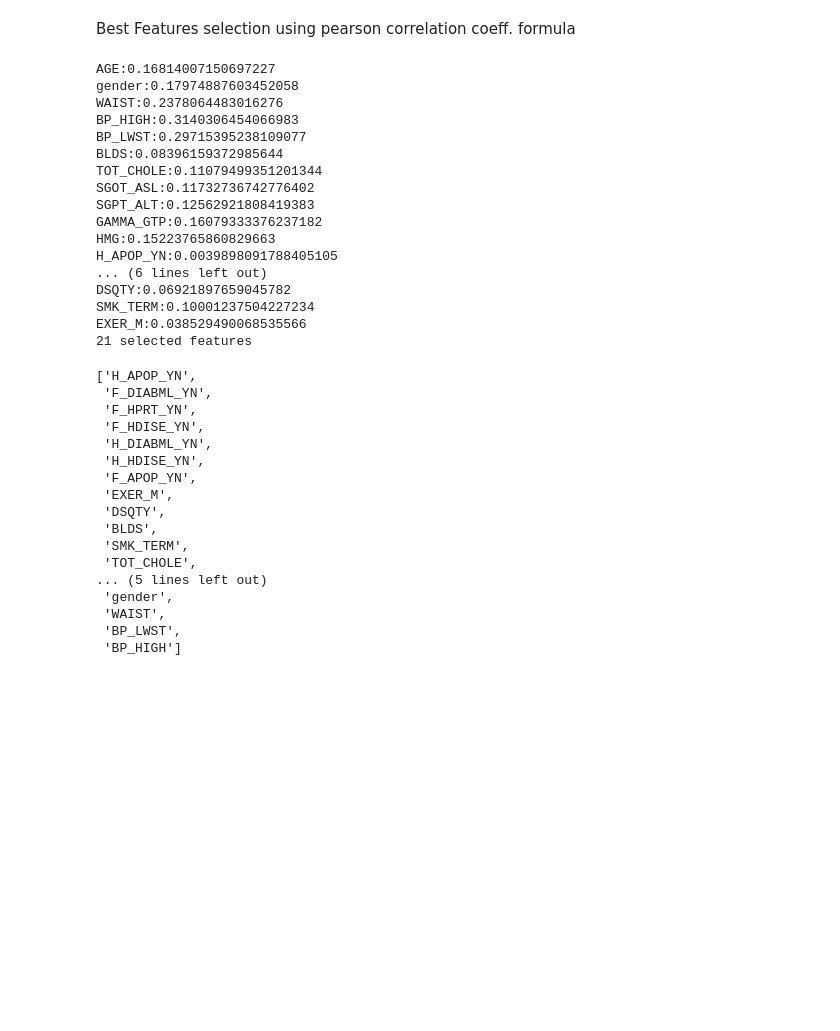
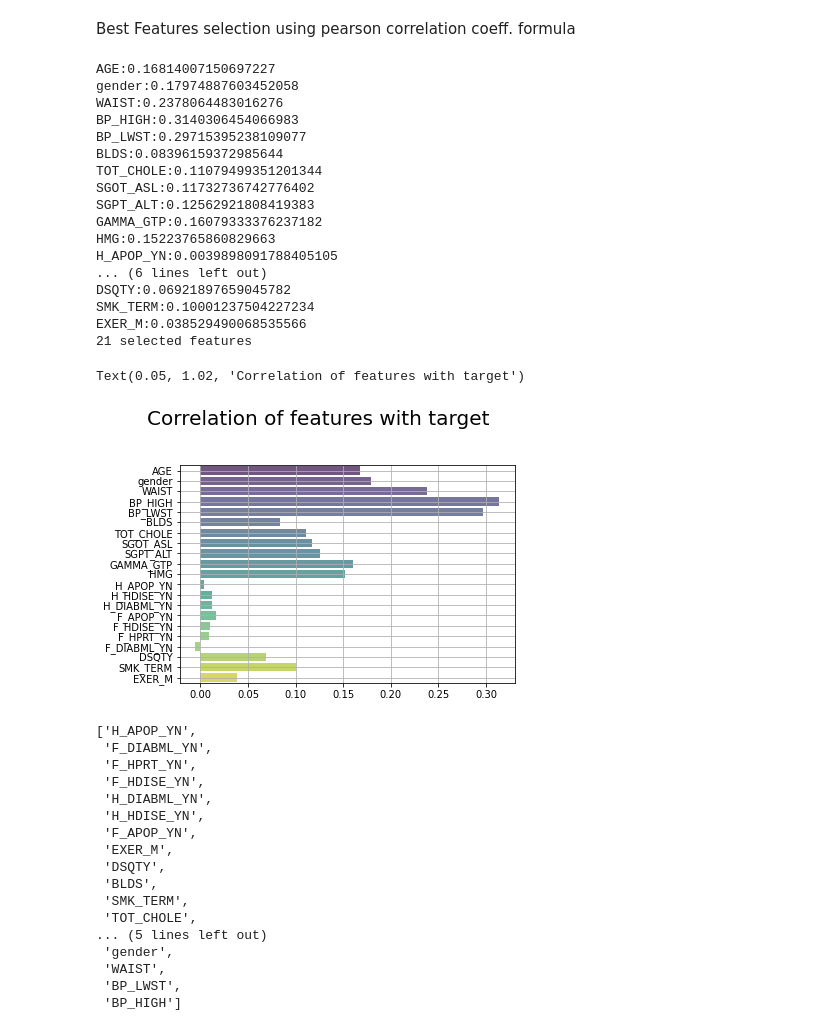
Before and after one commit to istiaqahmedfahim/restart_2022, a Jupyter notebook: Stacking.ipynb, the cells around one changed output. Saved outputs shown, nothing was run; the diff lists cells and outputs as text; code cells hidden in the pictures; blank space fills up the shorter version.

```diff
--- a/Stacking.ipynb
+++ b/Stacking.ipynb
@@ -337,35 +360,46 @@ def cor_selector(X_train, y_train,num_feats):
     for i in X_train.columns.tolist():
         cor = np.corrcoef(X_train[i], y_train)[0, 1]
         cor_list.append(cor)
     # replace NaN with 0
     cor_list = [0 if np.isnan(i) else i for i in cor_list]
     for i in range(len(feature_name)):
         print(feature_name[i]+":"+str(cor_list[i]))
     # feature name
     cor_feature = X_train.iloc[:,np.argsort(np.abs(cor_list))[-num_feats:]].columns.tolist()
     # feature selection? 0 for not select, 1 for select
     cor_support = [True if i in cor_feature else False for i in feature_name]
-    return cor_support, cor_feature
-cor_support, cor_feature = cor_selector(X_train, y_train,num_feats)
+    return cor_support, cor_feature,cor_list
+cor_support, cor_feature ,cor_list = cor_selector(X_train, y_train,num_feats)
 print(str(len(cor_feature)), 'selected features')
+
+ax = sns.barplot(x=cor_list, y=feature_name,palette='viridis', alpha=0.75)
+ax.grid()
+#ax.set_title("Correlation of numerical features with Target", fontsize=20, y=1.05)
+
+title =  'Correlation of features with target'
+
+plt.gcf().text(0.05, 1.02, title, fontsize=20)
+#plt.gcf().text(0.05, 0.9, sub_title, fontsize=14)
 # %% [output]
 AGE:0.16814007150697227
 gender:0.17974887603452058
 WAIST:0.2378064483016276
 BP_HIGH:0.3140306454066983
 BP_LWST:0.29715395238109077
 BLDS:0.08396159372985644
 TOT_CHOLE:0.11079499351201344
 SGOT_ASL:0.11732736742776402
 SGPT_ALT:0.12562921808419383
 GAMMA_GTP:0.16079333376237182
 HMG:0.15223765860829663
 H_APOP_YN:0.0039898091788405105
 ... (6 lines left out)
 DSQTY:0.06921897659045782
 SMK_TERM:0.10001237504227234
 EXER_M:0.038529490068535566
 21 selected features
+Text(0.05, 1.02, 'Correlation of features with target')
+[figure, added]
 # %%
 cor_feature
 # %% [output]
```
Also changed, not shown: parts of 5 cells of this notebook.
